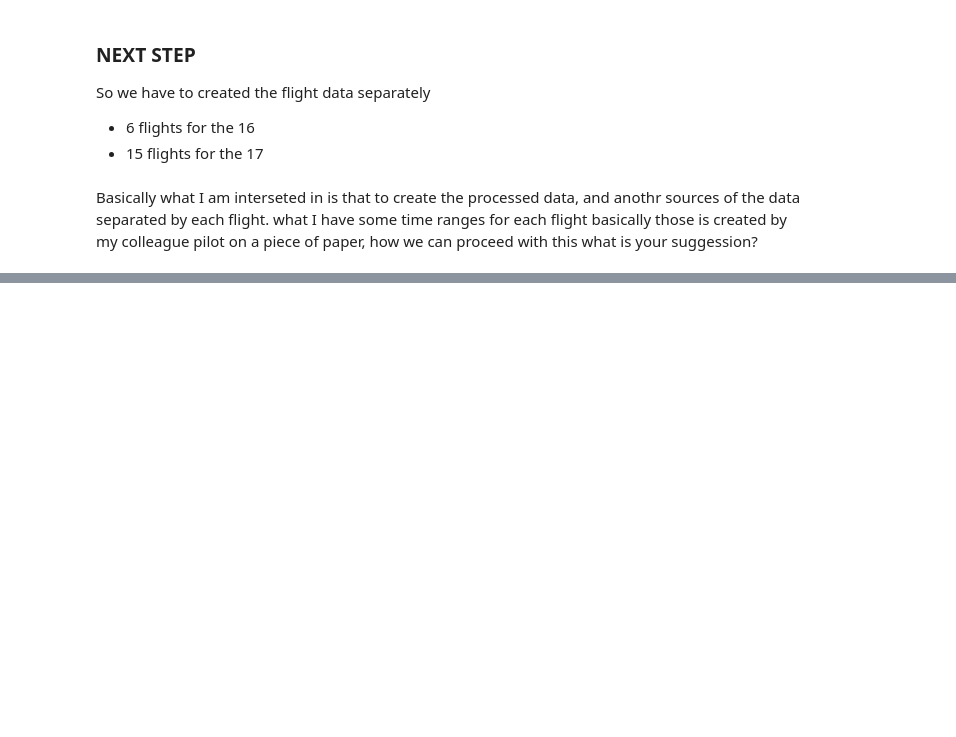
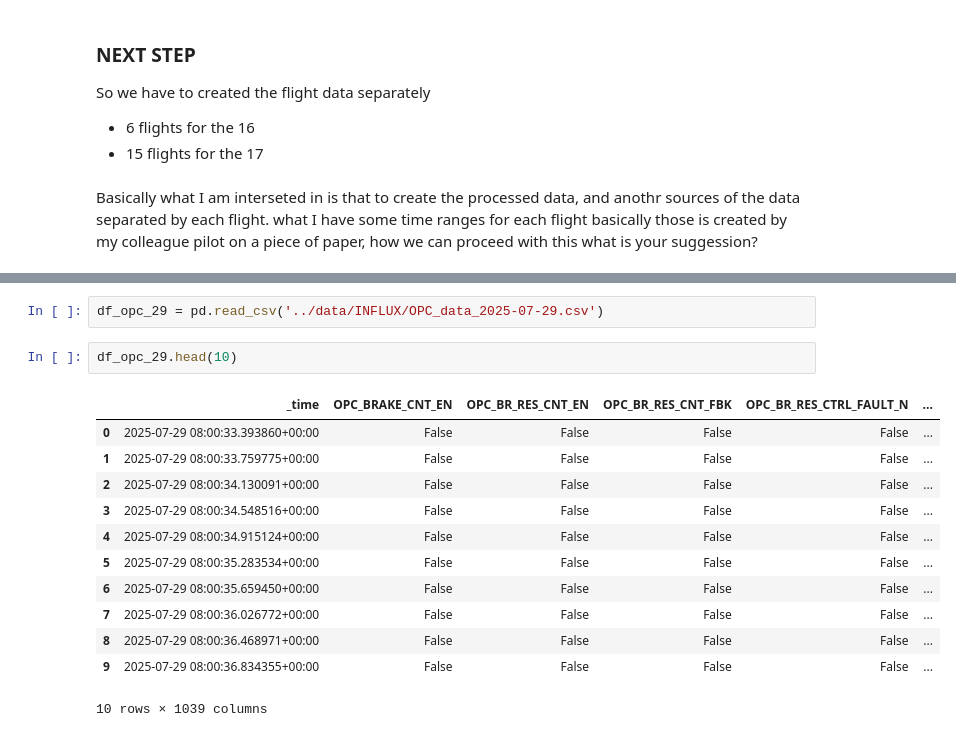
Before and after one commit to BaharakQaderi/field-data-pipeline, a Jupyter notebook: notebooks/EDA.ipynb, the cells around one changed output, grey strips where cells are left out. Saved outputs shown, nothing was run; the diff lists cells and outputs as text; blank space fills up the shorter version.

```diff
--- a/notebooks/EDA.ipynb
+++ b/notebooks/EDA.ipynb
@@ -136,0 +162,17 @@ Basically what I am interseted in is that to create the processed data, and anot
+# %%
+df_opc_29 = pd.read_csv('../data/INFLUX/OPC_data_2025-07-29.csv')
+# %%
+df_opc_29.head(10)
+# %% [output]
+|  | _time | OPC_BRAKE_CNT_EN | OPC_BR_RES_CNT_EN | OPC_BR_RES_CNT_FBK | OPC_BR_RES_CTRL_FAULT_N | ... |
+| 0 | 2025-07-29 08:00:33.393860+00:00 | False | False | False | False | ... |
+| 1 | 2025-07-29 08:00:33.759775+00:00 | False | False | False | False | ... |
+| 2 | 2025-07-29 08:00:34.130091+00:00 | False | False | False | False | ... |
+| 3 | 2025-07-29 08:00:34.548516+00:00 | False | False | False | False | ... |
+| 4 | 2025-07-29 08:00:34.915124+00:00 | False | False | False | False | ... |
+| 5 | 2025-07-29 08:00:35.283534+00:00 | False | False | False | False | ... |
+| 6 | 2025-07-29 08:00:35.659450+00:00 | False | False | False | False | ... |
+| 7 | 2025-07-29 08:00:36.026772+00:00 | False | False | False | False | ... |
+| 8 | 2025-07-29 08:00:36.468971+00:00 | False | False | False | False | ... |
+| 9 | 2025-07-29 08:00:36.834355+00:00 | False | False | False | False | ... |
+10 rows × 1039 columns
```
Also changed, not shown: parts of 4 cells of this notebook.
